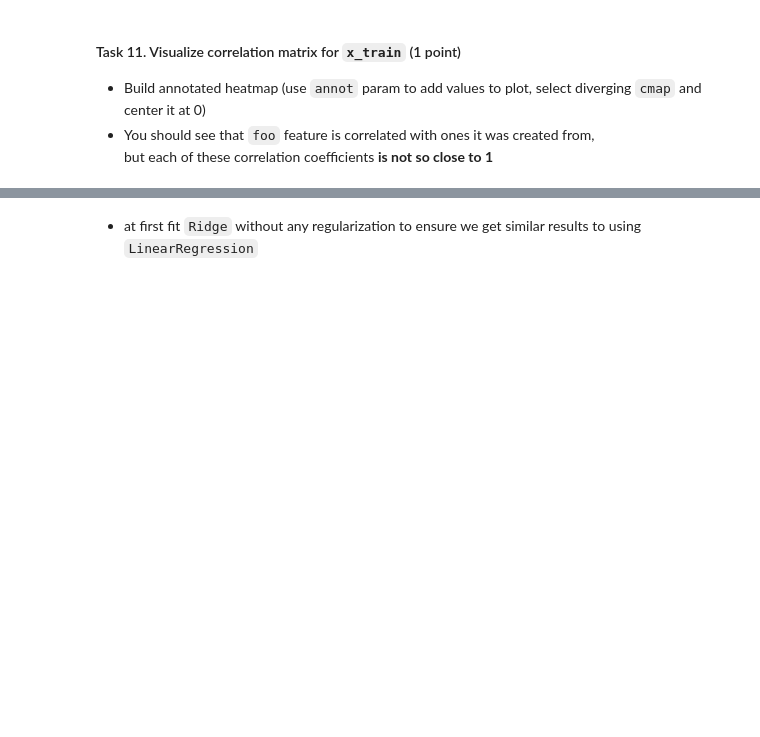
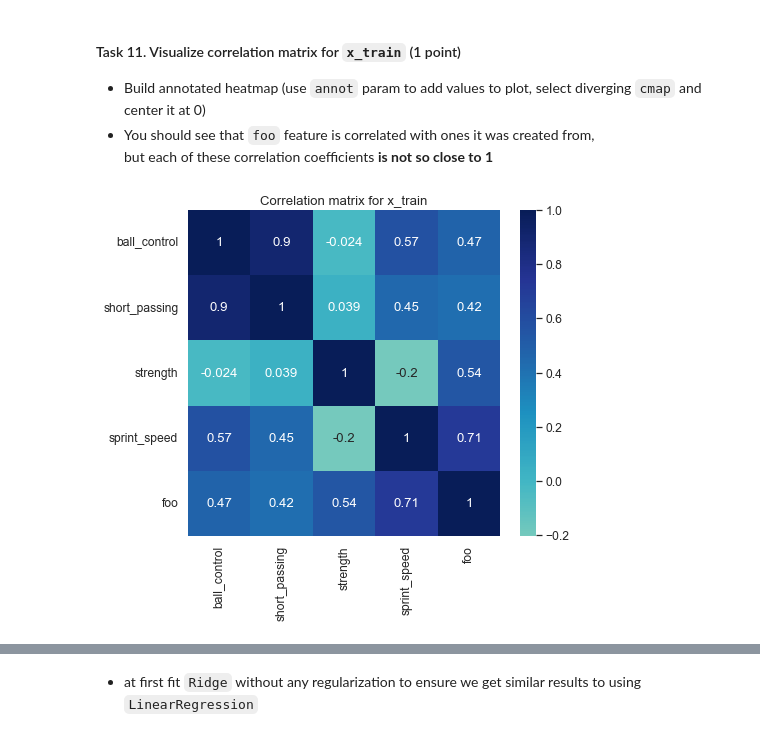
Before and after one commit to al-ensign/ml-introduction, a Jupyter notebook: 02_Linear_Regression/linear_regression.ipynb, the cells around one changed output, grey strips where cells are left out. Drawn from its saved outputs; the diff is of its cells as text; code cells hidden in the pictures; blank space fills up the shorter version.

```diff
--- a/02_Linear_Regression/linear_regression.ipynb
+++ b/02_Linear_Regression/linear_regression.ipynb
@@ -1486,7 +1492,12 @@ l2_norm(model.coef_)
 * You should see that `foo` feature is correlated with ones it was created from,<br>
   but each of these correlation coefficients **is not so close to 1**
 # %%
-# your code here
+corr_mat = x_train.corr()
+sns.heatmap(corr_mat,annot=True,center=0, cmap = 'YlGnBu')
+plt.title('Correlation matrix for x_train')
+plt.show()
+# %% [output]
+[figure, added]
 # %% [markdown]
 ### Regularization
 
```
Also changed, not shown: parts of 31 cells of this notebook.
